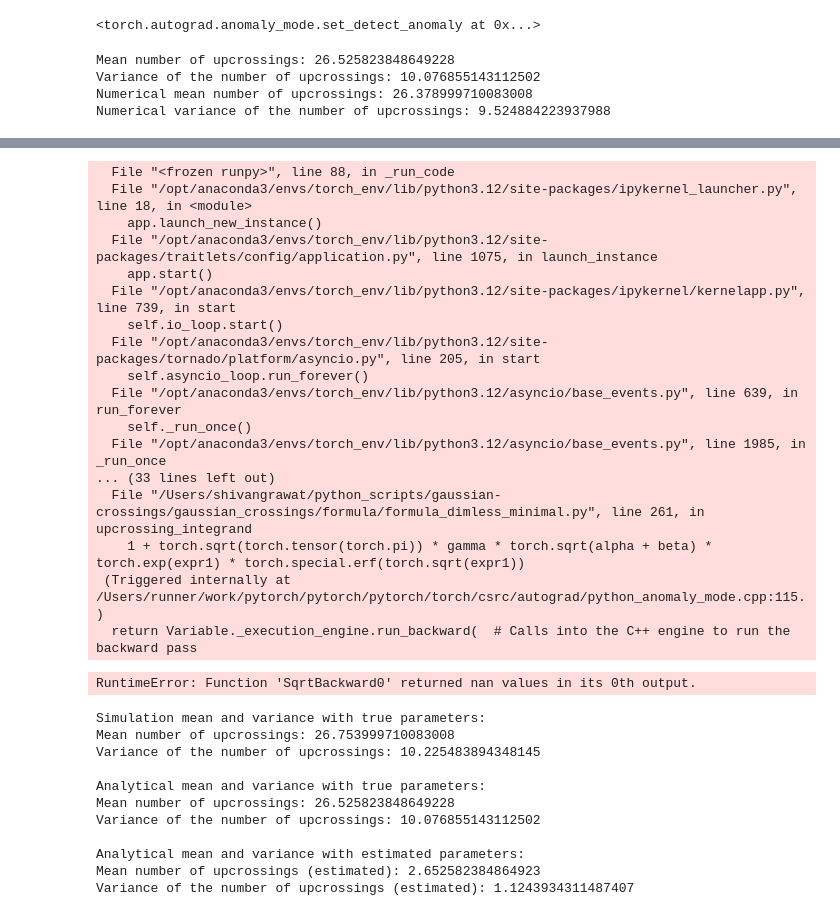
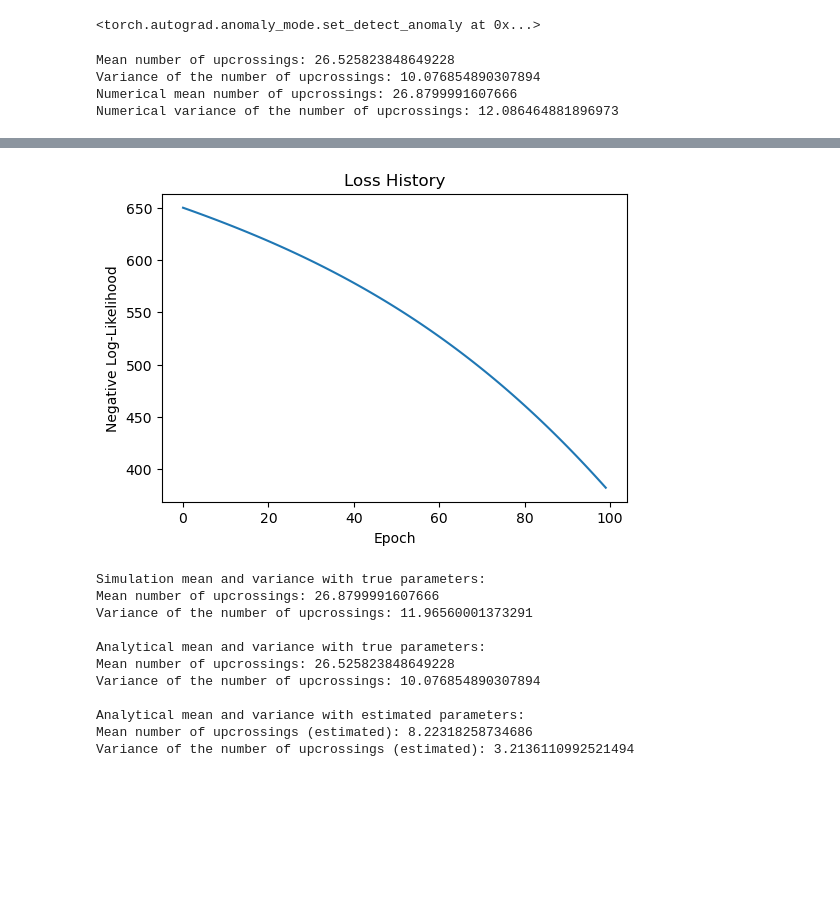
Before and after one commit to shivangrawat/gaussian-crossings, a Jupyter notebook: examples/rational_quadratic/inference.ipynb, the cells around one changed output, grey strips where cells are left out. Saved outputs shown, nothing was run; the diff lists cells and outputs as text; code cells hidden in the pictures; blank space fills up the shorter version.

Commit message:
corrected nan error

```diff
--- a/examples/rational_quadratic/inference.ipynb
+++ b/examples/rational_quadratic/inference.ipynb
@@ -19,7 +19,7 @@ tau = 0.06                    # Correlation decay parameter for the process.
 dt = 0.05 * tau                 # Time discretization step for simulation of the process.
 sigma = 1.0                     # Standard deviation of the process.
 u = 0.0                       # Threshold.
-n = 1000                         # Number of trials
+n = 100                         # Number of trials
 
 alpha = 3/2
 # %%
@@ -41,7 +41,7 @@ observed_counts = torch.tensor([len(times) for times in upcrossing_times], dtype
 # print("Observed counts:", observed_counts.tolist())
 # %%
 # functions to find the mean and variance of the upcrossing counts.
-model = formula.GaussianUpCrossingsDimless_minimal(r_func=process.r_rational_quadratic, u=u, tau=tau, alpha=alpha, sigma=sigma)
+model = formula.GaussianUpCrossingsDimless(r_func=process.r_rational_quadratic, u=u, tau=tau, alpha=alpha, sigma=sigma)
 mean_num_upcrossings = model.upcrossing_mean(T)
 variance_num_upcrossings = model.upcrossing_variance(T)
 
@@ -62,9 +62,9 @@ true_mean = mean_num_upcrossings
 true_var = variance_num_upcrossings
 # %% [output]
 Mean number of upcrossings: 26.525823848649228
-Variance of the number of upcrossings: 10.076855143112502
-Numerical mean number of upcrossings: 26.378999710083008
-Numerical variance of the number of upcrossings: 9.524884223937988
+Variance of the number of upcrossings: 10.076854890307894
+Numerical mean number of upcrossings: 26.8799991607666
+Numerical variance of the number of upcrossings: 12.086464881896973
 # %%
 # Set up parameters for optimization.
 
@@ -78,7 +78,7 @@ print(f"tau: {torch.exp(log_tau).item()}")
 print(f"sigma: {torch.exp(log_sigma).item()}")
 
 print("Analytical mean and variance with intial parameters:")
-model_init = formula.GaussianUpCrossingsDimless_minimal(r_func=process.r_rational_quadratic, u=u, tau=torch.exp(log_tau).item(), alpha=alpha, sigma=torch.exp(log_sigma).item())
+model_init = formula.GaussianUpCrossingsDimless(r_func=process.r_rational_quadratic, u=u, tau=torch.exp(log_tau).item(), alpha=alpha, sigma=torch.exp(log_sigma).item())
 mean_num_upcrossings_init = model_init.upcrossing_mean(T)
 variance_num_upcrossings_init = model_init.upcrossing_variance(T)
 print(f"Mean number of upcrossings : {mean_num_upcrossings_init}")
@@ -91,7 +91,7 @@ print(f"epsilon_right = {1 - (T / torch.exp(log_tau).item()) / (1 + (T / torch.e
 optimizer = torch.optim.Adam([log_tau, log_sigma], lr=1e-2)
 
 # For tracking the loss history
-num_epochs = 1000
+num_epochs = 100
 loss_history = []
 
 # --------------------------------------------------------------------
@@ -104,7 +104,7 @@ for epoch in range(num_epochs):
     sigma_est = torch.exp(log_sigma)
 
     # Create a model instance with the current estimates.
-    model_est = formula.GaussianUpCrossingsDimless_minimal(
+    model_est = formula.GaussianUpCrossingsDimless(
         r_func=process.r_rational_quadratic, u=u, tau=tau_est, alpha=alpha, sigma=sigma_est
     )
 
@@ -127,10 +127,10 @@ for epoch in range(num_epochs):
     # loss = (var_est - true_var) ** 2 ## minimize the variance
     loss = (mean_est - true_mean) ** 2 + (var_est - true_var) ** 2 ## minimize both mean and variance
 
-    dot = make_dot(loss, params={'log_tau': log_tau, 'log_sigma': log_sigma}, show_attrs=True, show_saved=True)
-    dot.render("computational_graph", format="png")
+    # dot = make_dot(loss, params={'log_tau': log_tau, 'log_sigma': log_sigma}, show_attrs=True, show_saved=True)
+    # dot.render("computational_graph", format="png")
 
-    if epoch % 100 == 0:
+    if epoch % 10 == 0:
         print(f"Epoch {epoch:4d}: Loss = {loss.item():.4f}, "
               f"tau = {tau_est.item():.6f}, sigma = {sigma_est.item():.6f}")
 
@@ -171,21 +180,4 @@ Epoch    0: Loss = 650.0782, tau = 0.600000, sigma = 1.000000
-  File "<frozen runpy>", line 88, in _run_code
-  File "/opt/anaconda3/envs/torch_env/lib/python3.12/site-packages/ipykernel_launcher.py", line 18, in <module>
-    app.launch_new_instance()
-  File "/opt/anaconda3/envs/torch_env/lib/python3.12/site-packages/traitlets/config/application.py", line 1075, in launch_instance
-    app.start()
-  File "/opt/anaconda3/envs/torch_env/lib/python3.12/site-packages/ipykernel/kernelapp.py", line 739, in start
-    self.io_loop.start()
-  File "/opt/anaconda3/envs/torch_env/lib/python3.12/site-packages/tornado/platform/asyncio.py", line 205, in start
-    self.asyncio_loop.run_forever()
-  File "/opt/anaconda3/envs/torch_env/lib/python3.12/asyncio/base_events.py", line 639, in run_forever
-    self._run_once()
-  File "/opt/anaconda3/envs/torch_env/lib/python3.12/asyncio/base_events.py", line 1985, in _run_once
-... (33 lines left out)
-  File "/Users/shivangrawat/python_scripts/gaussian-crossings/gaussian_crossings/formula/formula_dimless_minimal.py", line 261, in upcrossing_integrand
-    1 + torch.sqrt(torch.tensor(torch.pi)) * gamma * torch.sqrt(alpha + beta) * torch.exp(expr1) * torch.special.erf(torch.sqrt(expr1))
- (Triggered internally at /Users/runner/work/pytorch/pytorch/pytorch/torch/csrc/autograd/python_anomaly_mode.cpp:115.)
-  return Variable._execution_engine.run_backward(  # Calls into the C++ engine to run the backward pass
-RuntimeError: Function 'SqrtBackward0' returned nan values in its 0th output.
+[figure, added]
 # %%
 # print the simulation mean and variance with true paramters and learned paramteres
 print("Simulation mean and variance with true parameters:")
@@ -199,20 +191,20 @@ print(f"Variance of the number of upcrossings: {variance_num_upcrossings} \n")
 
 
 print("Analytical mean and variance with estimated parameters:")
-model_est = formula.GaussianUpCrossingsDimless_minimal(r_func=process.r_rational_quadratic, u=u, tau=tau_est, alpha=alpha, sigma=sigma_est)
+model_est = formula.GaussianUpCrossingsDimless(r_func=process.r_rational_quadratic, u=u, tau=tau_est, alpha=alpha, sigma=sigma_est)
 mean_num_upcrossings_est = model_est.upcrossing_mean(T)
 variance_num_upcrossings_est = model_est.upcrossing_variance(T)
 print(f"Mean number of upcrossings (estimated): {mean_num_upcrossings_est}")
 print(f"Variance of the number of upcrossings (estimated): {variance_num_upcrossings_est}")
 # %% [output]
 Simulation mean and variance with true parameters:
-Mean number of upcrossings: 26.753999710083008
-Variance of the number of upcrossings: 10.225483894348145
+Mean number of upcrossings: 26.8799991607666
+Variance of the number of upcrossings: 11.96560001373291
 
 Analytical mean and variance with true parameters:
 Mean number of upcrossings: 26.525823848649228
-Variance of the number of upcrossings: 10.076855143112502
+Variance of the number of upcrossings: 10.076854890307894
 
 Analytical mean and variance with estimated parameters:
-Mean number of upcrossings (estimated): 2.652582384864923
-Variance of the number of upcrossings (estimated): 1.1243934311487407
+Mean number of upcrossings (estimated): 8.22318258734686
+Variance of the number of upcrossings (estimated): 3.2136110992521494
```
Also changed, not shown: parts of 1 cell of this notebook, 6 other files.
